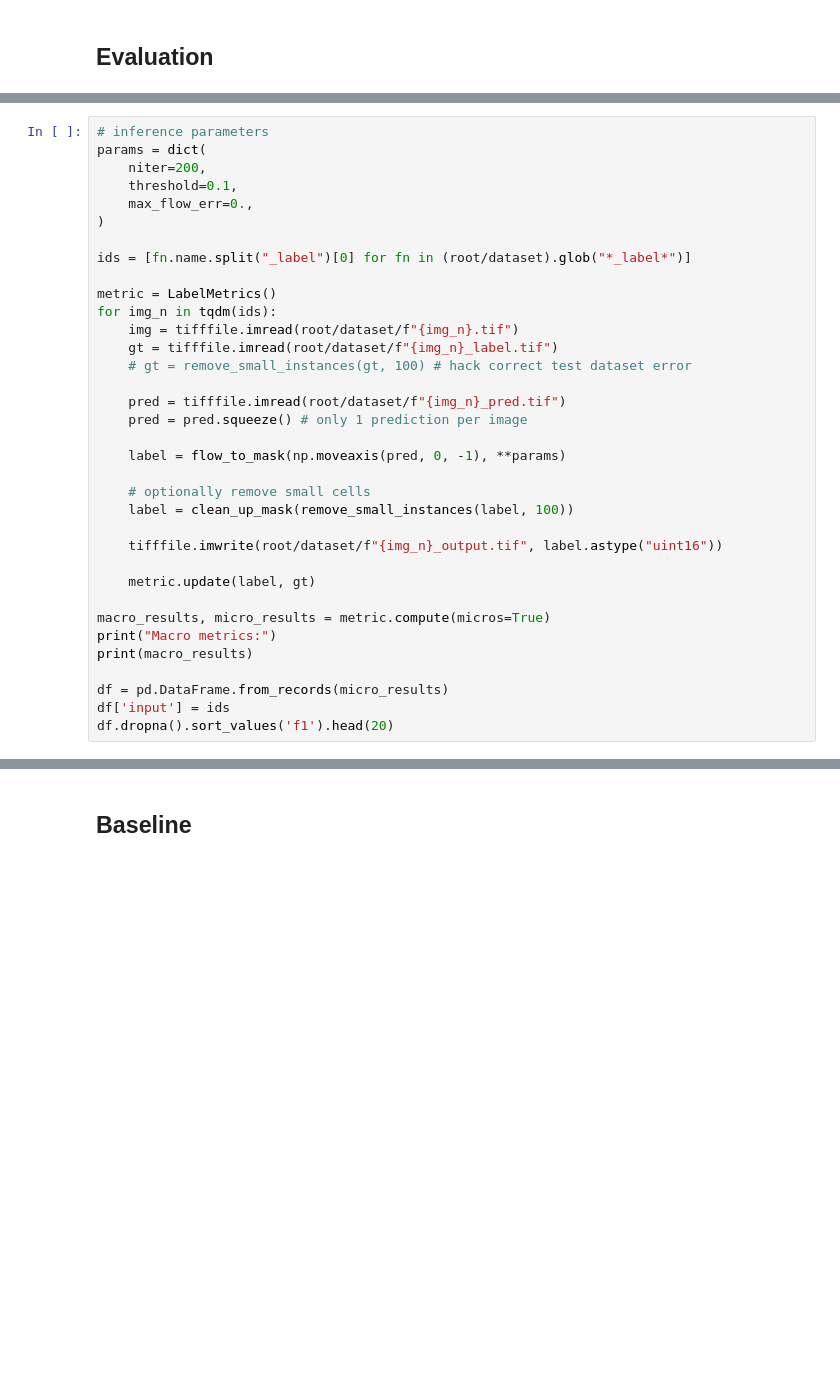
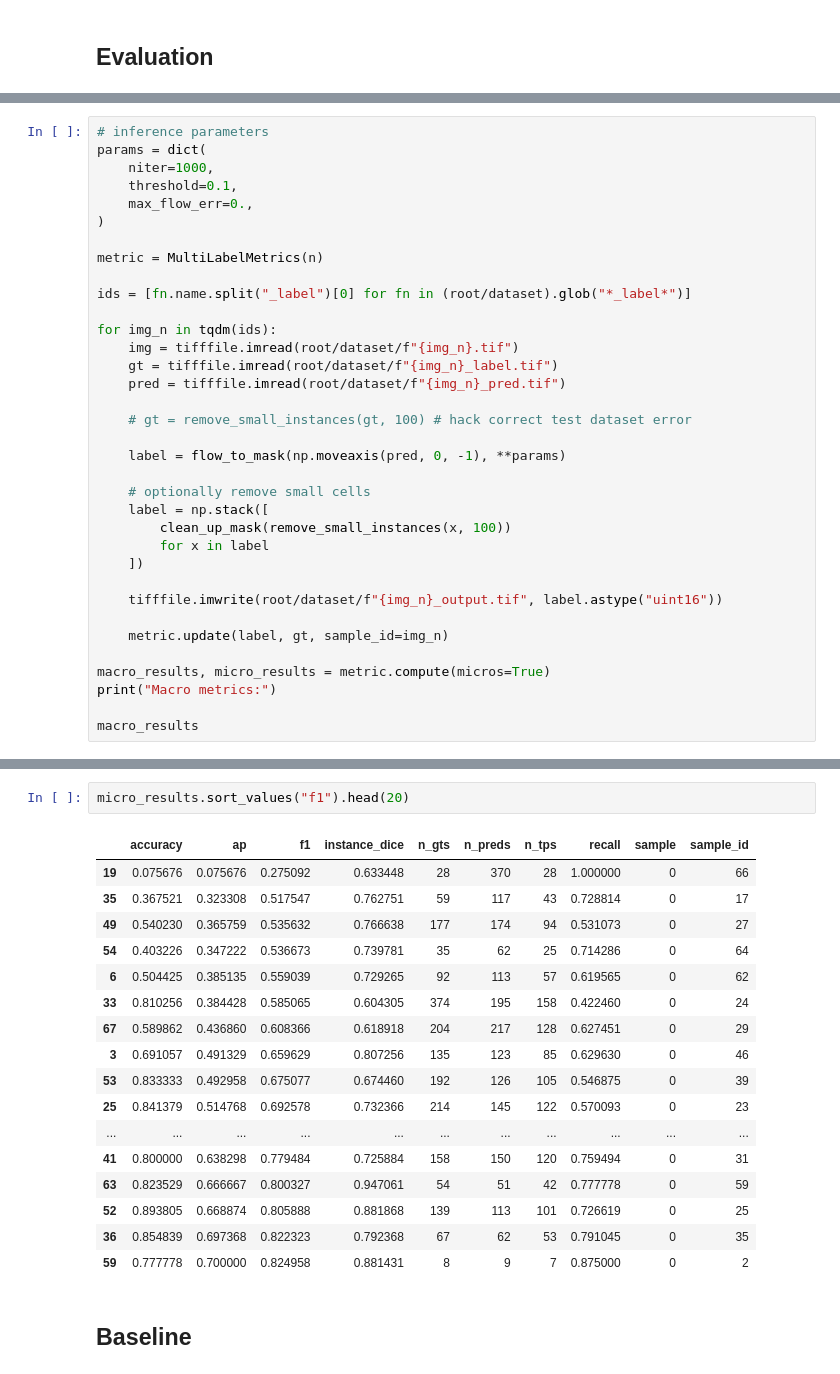
Before and after one commit to jiyuuchc/ctxseg, a Jupyter notebook: scripts/eval.ipynb, the cells around one changed output, grey strips where cells are left out. Cells and saved outputs as stored; diff of their text form; blank space fills up the shorter version.

```diff
--- a/scripts/eval.ipynb
+++ b/scripts/eval.ipynb
@@ -32,36 +33,36 @@ show_images([img, gt, pred[0][0], pred[1][0], label[0]])
 # %%
 # inference parameters
 params = dict(
-    niter=200,
+    niter=1000,
     threshold=0.1,
     max_flow_err=0.,
 )
 
+metric = MultiLabelMetrics(n)
+
 ids = [fn.name.split("_label")[0] for fn in (root/dataset).glob("*_label*")]
 
-metric = LabelMetrics()
 for img_n in tqdm(ids):
     img = tifffile.imread(root/dataset/f"{img_n}.tif")
     gt = tifffile.imread(root/dataset/f"{img_n}_label.tif")
+    pred = tifffile.imread(root/dataset/f"{img_n}_pred.tif")
+
     # gt = remove_small_instances(gt, 100) # hack correct test dataset error
-
-    pred = tifffile.imread(root/dataset/f"{img_n}_pred.tif")
-    pred = pred.squeeze() # only 1 prediction per image
 
     label = flow_to_mask(np.moveaxis(pred, 0, -1), **params)
 
     # optionally remove small cells
-    label = clean_up_mask(remove_small_instances(label, 100))
+    label = np.stack([
+        clean_up_mask(remove_small_instances(x, 100))
+        for x in label
+    ])
 
     tifffile.imwrite(root/dataset/f"{img_n}_output.tif", label.astype("uint16"))
 
-    metric.update(label, gt)
+    metric.update(label, gt, sample_id=img_n)
 
 macro_results, micro_results = metric.compute(micros=True)
 print("Macro metrics:")
-print(macro_results)
 
-df = pd.DataFrame.from_records(micro_results)
-df['input'] = ids
-df.dropna().sort_values('f1').head(20)
+macro_results
 # %% [output]
@@ -69,3 +79,23 @@ df.dropna().sort_values('f1').head(20)
+# %%
+micro_results.sort_values("f1").head(20)
+# %% [output]
+|  | accuracy | ap | f1 | instance_dice | n_gts | n_preds | n_tps | recall | sample | sample_id |
+| 19 | 0.075676 | 0.075676 | 0.275092 | 0.633448 | 28 | 370 | 28 | 1.000000 | 0 | 66 |
+| 35 | 0.367521 | 0.323308 | 0.517547 | 0.762751 | 59 | 117 | 43 | 0.728814 | 0 | 17 |
+| 49 | 0.540230 | 0.365759 | 0.535632 | 0.766638 | 177 | 174 | 94 | 0.531073 | 0 | 27 |
+| 54 | 0.403226 | 0.347222 | 0.536673 | 0.739781 | 35 | 62 | 25 | 0.714286 | 0 | 64 |
+| 6 | 0.504425 | 0.385135 | 0.559039 | 0.729265 | 92 | 113 | 57 | 0.619565 | 0 | 62 |
+| 33 | 0.810256 | 0.384428 | 0.585065 | 0.604305 | 374 | 195 | 158 | 0.422460 | 0 | 24 |
+| 67 | 0.589862 | 0.436860 | 0.608366 | 0.618918 | 204 | 217 | 128 | 0.627451 | 0 | 29 |
+| 3 | 0.691057 | 0.491329 | 0.659629 | 0.807256 | 135 | 123 | 85 | 0.629630 | 0 | 46 |
+| 53 | 0.833333 | 0.492958 | 0.675077 | 0.674460 | 192 | 126 | 105 | 0.546875 | 0 | 39 |
+| 25 | 0.841379 | 0.514768 | 0.692578 | 0.732366 | 214 | 145 | 122 | 0.570093 | 0 | 23 |
+| ... | ... | ... | ... | ... | ... | ... | ... | ... | ... | ... |
+| 41 | 0.800000 | 0.638298 | 0.779484 | 0.725884 | 158 | 150 | 120 | 0.759494 | 0 | 31 |
+| 63 | 0.823529 | 0.666667 | 0.800327 | 0.947061 | 54 | 51 | 42 | 0.777778 | 0 | 59 |
+| 52 | 0.893805 | 0.668874 | 0.805888 | 0.881868 | 139 | 113 | 101 | 0.726619 | 0 | 25 |
+| 36 | 0.854839 | 0.697368 | 0.822323 | 0.792368 | 67 | 62 | 53 | 0.791045 | 0 | 35 |
+| 59 | 0.777778 | 0.700000 | 0.824958 | 0.881431 | 8 | 9 | 7 | 0.875000 | 0 | 2 |
 # %% [markdown]
 ## Baseline
 # %%
```
Also changed, not shown: parts of 3 cells of this notebook, 1 other file.
